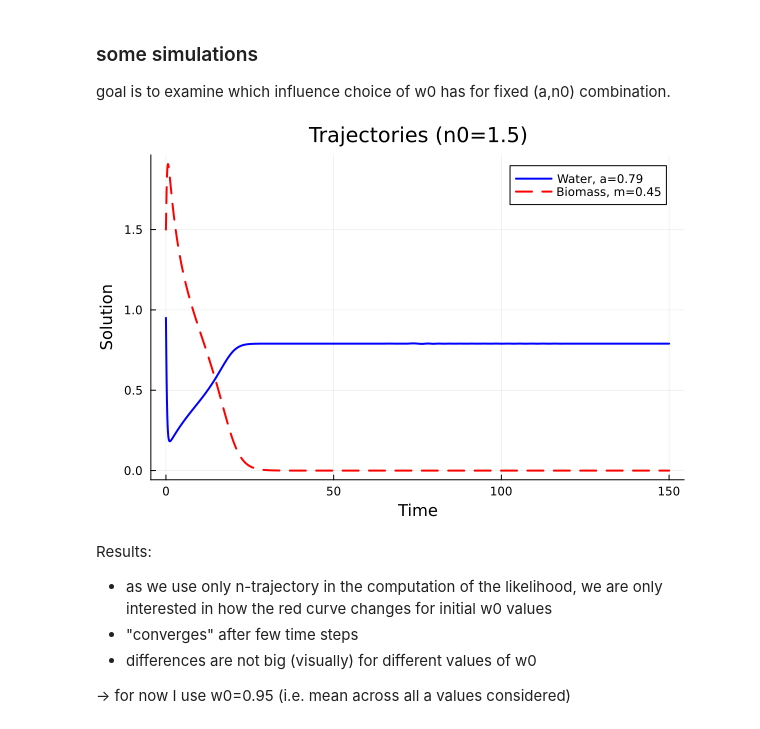
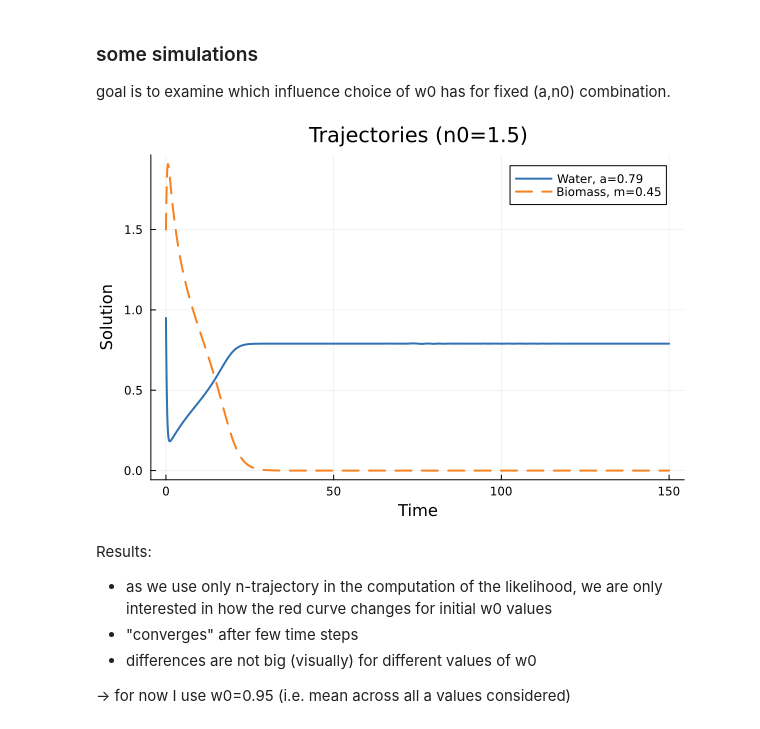
Before and after one commit to lisab00/ma-code, a Jupyter notebook: notebooks/playground/model_sim.ipynb, the cells around one changed output. Drawn from its saved outputs; the diff is of its cells as text; code cells hidden in the pictures.

Commit message:
colors

```diff
--- a/notebooks/playground/model_sim.ipynb
+++ b/notebooks/playground/model_sim.ipynb
@@ -40,14 +40,14 @@ sol = solve(prob,
 df_sol = DataFrame(time=sol.t, w=sol[1, :], n=sol[2, :]);
 # %%
 # plot for better visualization
-plot(df_sol.time, df_sol.w, label="Water, a=$a", lw=2, color=:blue)
-plot!(df_sol.time, df_sol.n, label="Biomass, m=$m", lw=2, linestyle=:dash, color=:red)
+plot(df_sol.time, df_sol.w, label="Water, a=$a", lw=2, color="#3070B3")
+plot!(df_sol.time, df_sol.n, label="Biomass, m=$m", lw=2, linestyle=:dash, color="#F7811E")
 
 xlabel!("Time")
 ylabel!("Solution")
 title!("Trajectories (n0=$(u0[2]))")
 # %% [output]
-[figure, old version]
+[figure, new version]
 # %% [markdown]
 Results:
 - as we use only n-trajectory in the computation of the likelihood, we are only interested in how the red curve changes for initial w0 values
```
Also changed, not shown: parts of 4 cells of this notebook.
